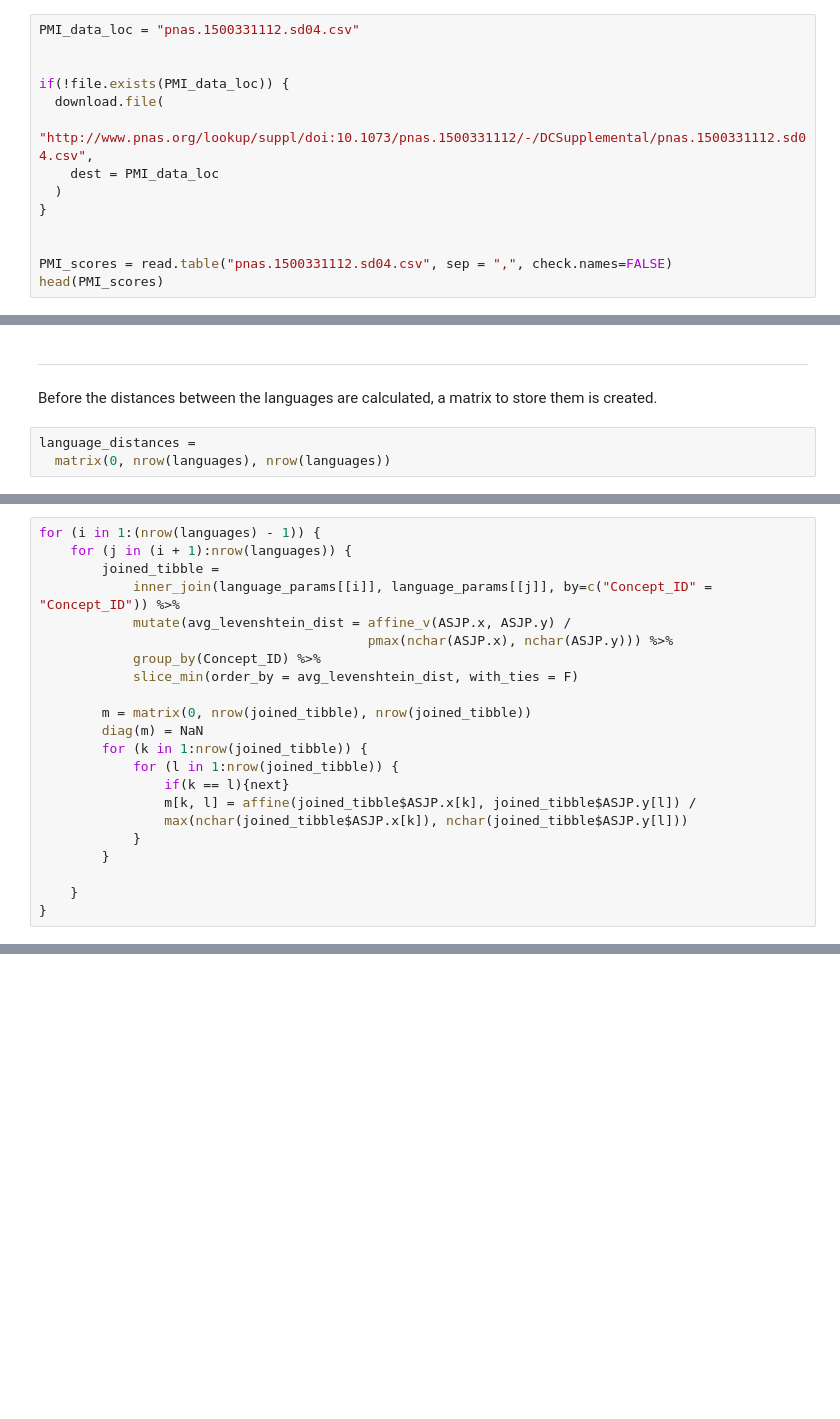
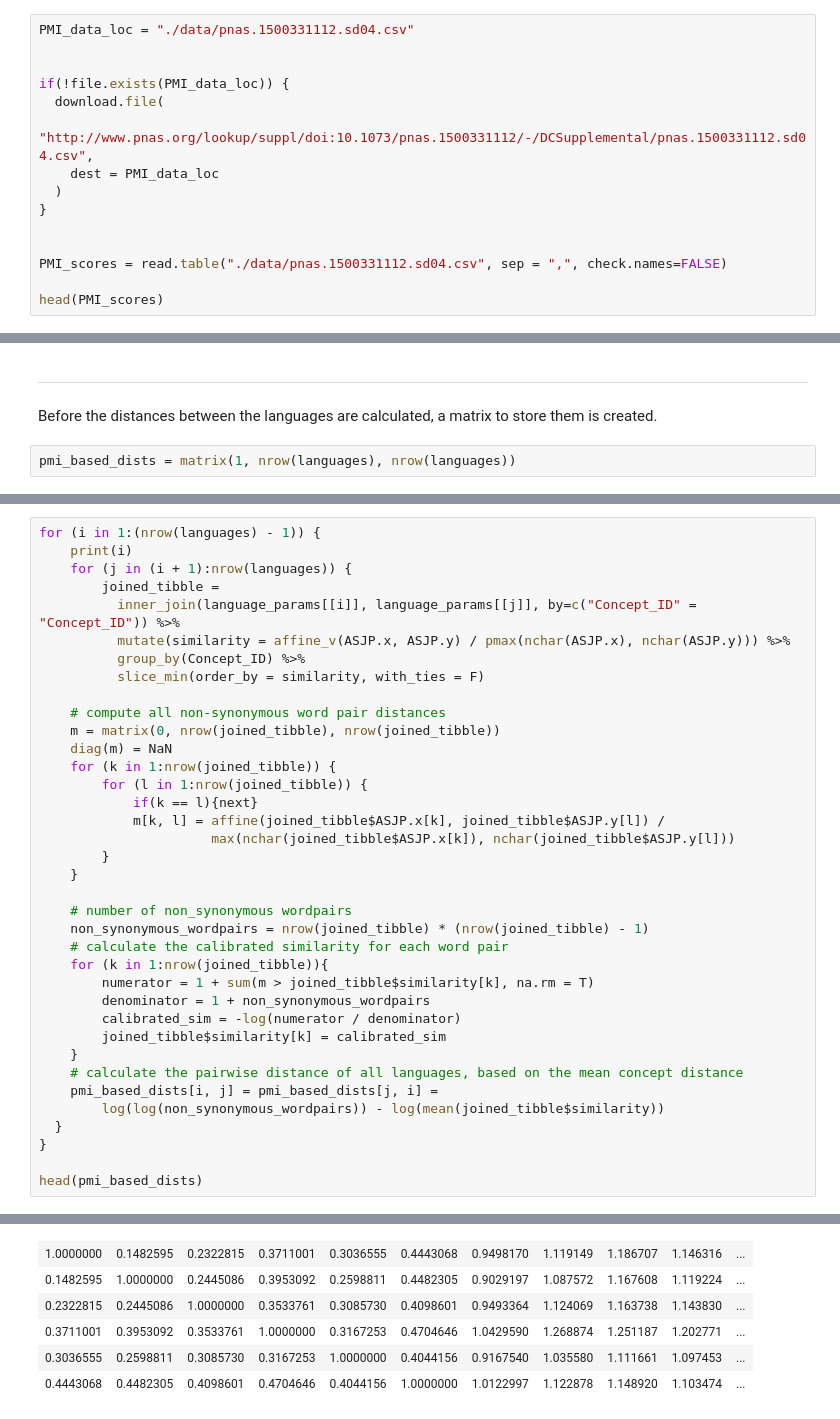
Before and after one commit to Arcumenn/BA-Thesis_NorthEuraLex, a Jupyter notebook: Pairwise_Language_Distances.ipynb, the cells around one changed output, grey strips where cells are left out. Drawn from its saved outputs; the diff is of its cells as text; blank space fills up the shorter version.

```diff
--- a/Pairwise_Language_Distances.ipynb
+++ b/Pairwise_Language_Distances.ipynb
@@ -263,5 +250,5 @@ To calculate the affine gap scores in the next step, the PMI scores between the
 # %%
-PMI_data_loc = "pnas.1500331112.sd04.csv"
+PMI_data_loc = "./data/pnas.1500331112.sd04.csv"
 
 
 if(!file.exists(PMI_data_loc)) {
@@ -272,7 +259,8 @@ if(!file.exists(PMI_data_loc)) {
 }
 
 
-PMI_scores = read.table("pnas.1500331112.sd04.csv", sep = ",", check.names=FALSE)
+PMI_scores = read.table("./data/pnas.1500331112.sd04.csv", sep = ",", check.names=FALSE)
+
 head(PMI_scores)
 # %% [output]
 A data.frame: 6 × 41
@@ -339,5 +327,4 @@ affine("mano", "hant")
 ***
 Before the distances between the languages are calculated, a matrix to store them is created.
 # %%
-language_distances =
-  matrix(0, nrow(languages), nrow(languages))
+pmi_based_dists = matrix(1, nrow(languages), nrow(languages))
@@ -350,22 +339,38 @@ Now it's time to iterate through all language pairs and store the resulting lang
 # %%
 for (i in 1:(nrow(languages) - 1)) {
+    print(i)
     for (j in (i + 1):nrow(languages)) {
         joined_tibble =
-            inner_join(language_params[[i]], language_params[[j]], by=c("Concept_ID" = "Concept_ID")) %>%
-            mutate(avg_levenshtein_dist = affine_v(ASJP.x, ASJP.y) /
-                                          pmax(nchar(ASJP.x), nchar(ASJP.y))) %>%
-            group_by(Concept_ID) %>%
-            slice_min(order_by = avg_levenshtein_dist, with_ties = F)
+          inner_join(language_params[[i]], language_params[[j]], by=c("Concept_ID" = "Concept_ID")) %>%
+          mutate(similarity = affine_v(ASJP.x, ASJP.y) / pmax(nchar(ASJP.x), nchar(ASJP.y))) %>%
+          group_by(Concept_ID) %>%
+          slice_min(order_by = similarity, with_ties = F)
 
-        m = matrix(0, nrow(joined_tibble), nrow(joined_tibble))
-        diag(m) = NaN
-        for (k in 1:nrow(joined_tibble)) {
-            for (l in 1:nrow(joined_tibble)) {
-                if(k == l){next}
-                m[k, l] = affine(joined_tibble$ASJP.x[k], joined_tibble$ASJP.y[l]) /
-                max(nchar(joined_tibble$ASJP.x[k]), nchar(joined_tibble$ASJP.y[l]))
-            }
+    # compute all non-synonymous word pair distances
+    m = matrix(0, nrow(joined_tibble), nrow(joined_tibble))
+    diag(m) = NaN
+    for (k in 1:nrow(joined_tibble)) {
+        for (l in 1:nrow(joined_tibble)) {
+            if(k == l){next}
+            m[k, l] = affine(joined_tibble$ASJP.x[k], joined_tibble$ASJP.y[l]) /
+                      max(nchar(joined_tibble$ASJP.x[k]), nchar(joined_tibble$ASJP.y[l]))
         }
+    }
 
+    # number of non_synonymous wordpairs
+    non_synonymous_wordpairs = nrow(joined_tibble) * (nrow(joined_tibble) - 1)
+    # calculate the calibrated similarity for each word pair
+    for (k in 1:nrow(joined_tibble)){
+        numerator = 1 + sum(m > joined_tibble$similarity[k], na.rm = T)
+        denominator = 1 + non_synonymous_wordpairs
+        calibrated_sim = -log(numerator / denominator)
+        joined_tibble$similarity[k] = calibrated_sim
     }
+    # calculate the pairwise distance of all languages, based on the mean concept distance
+    pmi_based_dists[i, j] = pmi_based_dists[j, i] =
+        log(log(non_synonymous_wordpairs)) - log(mean(joined_tibble$similarity))
+  }
 }
+
+head(pmi_based_dists)
+# %% [output]
@@ -371,0 +395,6 @@ for (i in 1:(nrow(languages) - 1)) {
+| 1.0000000 | 0.1482595 | 0.2322815 | 0.3711001 | 0.3036555 | 0.4443068 | 0.9498170 | 1.119149 | 1.186707 | 1.146316 | ... |
+| 0.1482595 | 1.0000000 | 0.2445086 | 0.3953092 | 0.2598811 | 0.4482305 | 0.9029197 | 1.087572 | 1.167608 | 1.119224 | ... |
+| 0.2322815 | 0.2445086 | 1.0000000 | 0.3533761 | 0.3085730 | 0.4098601 | 0.9493364 | 1.124069 | 1.163738 | 1.143830 | ... |
+| 0.3711001 | 0.3953092 | 0.3533761 | 1.0000000 | 0.3167253 | 0.4704646 | 1.0429590 | 1.268874 | 1.251187 | 1.202771 | ... |
+| 0.3036555 | 0.2598811 | 0.3085730 | 0.3167253 | 1.0000000 | 0.4044156 | 0.9167540 | 1.035580 | 1.111661 | 1.097453 | ... |
+| 0.4443068 | 0.4482305 | 0.4098601 | 0.4704646 | 0.4044156 | 1.0000000 | 1.0122997 | 1.122878 | 1.148920 | 1.103474 | ... |
```
Also changed, not shown: parts of 42 cells of this notebook, 4 other files.
